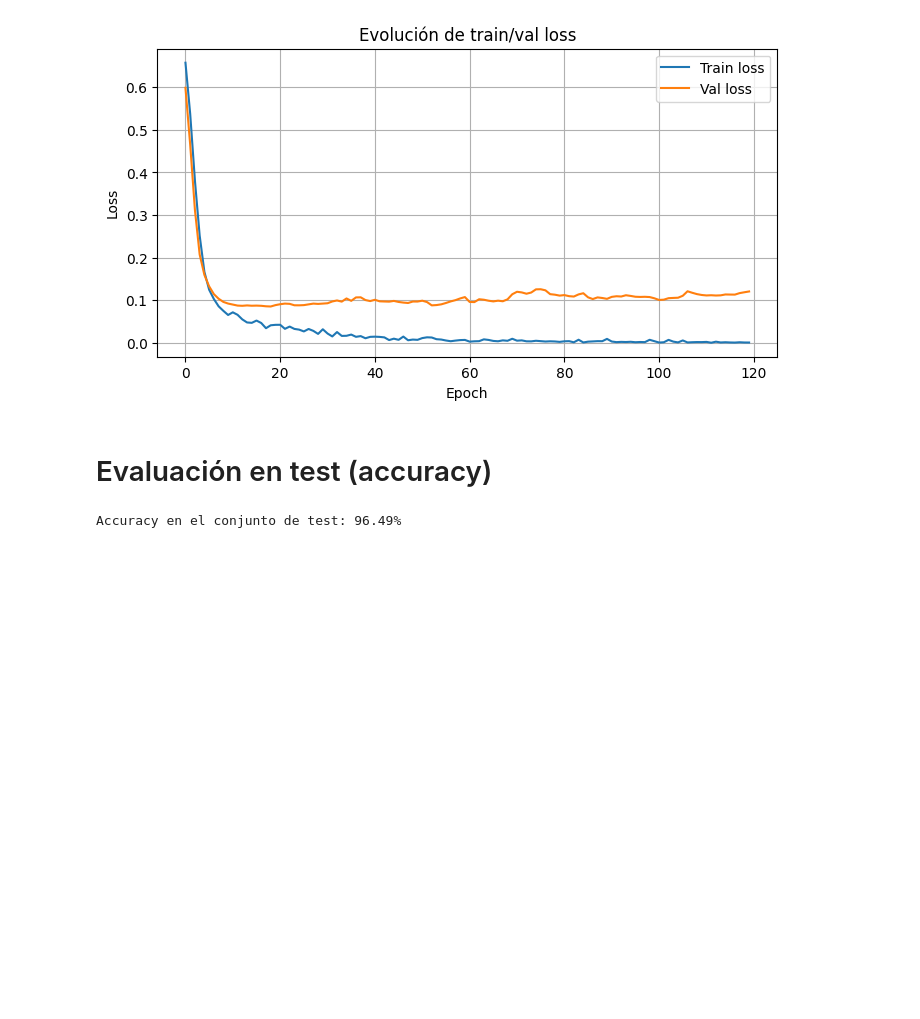
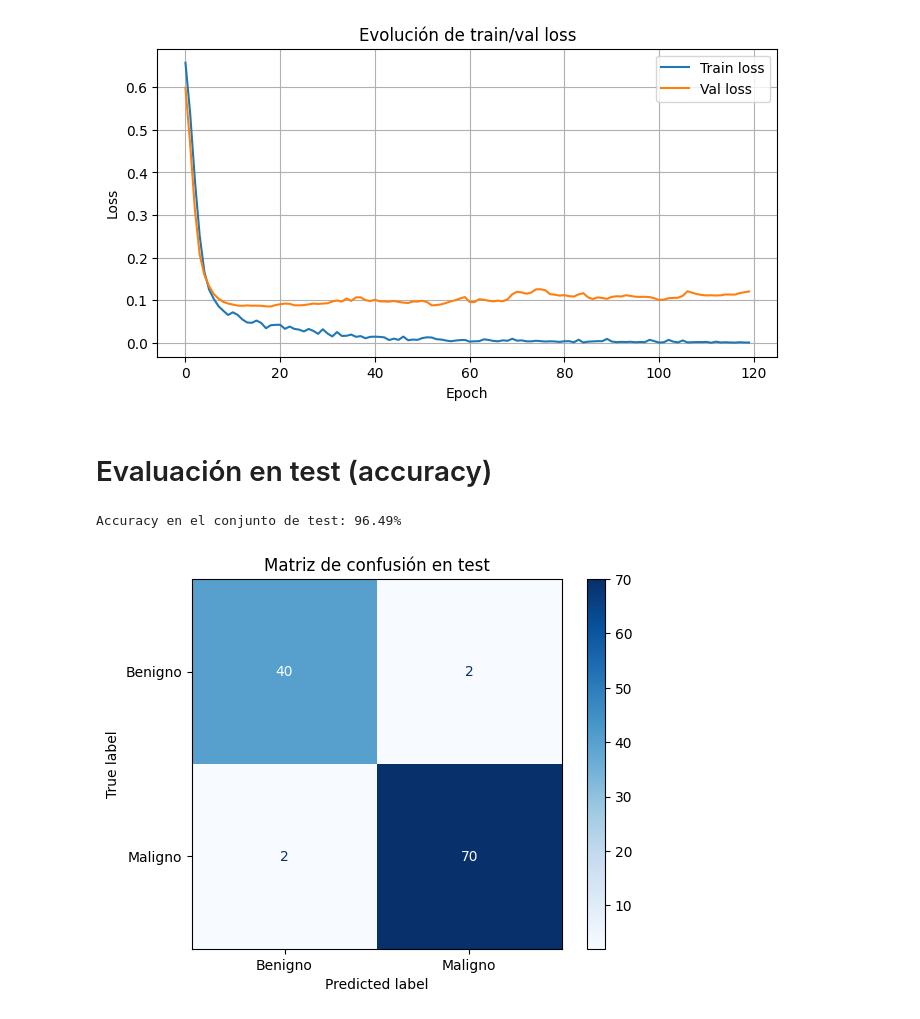
Before and after one commit to ikerfermar/de-cero-a-chatgpt, a Jupyter notebook: dia1/4_ejercicio_final.ipynb, the cells around one changed output. Drawn from its saved outputs; the diff is of its cells as text; code cells hidden in the pictures; blank space fills up the shorter version.

```diff
--- a/dia1/4_ejercicio_final.ipynb
+++ b/dia1/4_ejercicio_final.ipynb
@@ -223,3 +296,23 @@ test_acc = evaluate_accuracy(test_loader, model, device)
 print(f"Accuracy en el conjunto de test: {test_acc:.2f}%")
 # %% [output]
 Accuracy en el conjunto de test: 96.49%
+# %%
+from sklearn.metrics import confusion_matrix, ConfusionMatrixDisplay
+
+model.eval()
+all_preds, all_true = [], []
+
+with torch.no_grad():
+    for xB, yB in test_loader:
+        xB = xB.to(device)
+        logits = model(xB)
+        preds = torch.argmax(logits, dim=1).cpu().numpy()
+        all_preds.extend(preds.tolist())
+        all_true.extend(yB.numpy().tolist())
+
+cm = confusion_matrix(all_true, all_preds)
+ConfusionMatrixDisplay(confusion_matrix=cm, display_labels=["Benigno", "Maligno"]).plot(cmap="Blues")
+plt.title("Matriz de confusión en test")
+plt.show()
+# %% [output]
+[figure, added]
```
Also changed, not shown: parts of 6 cells of this notebook, 25 other files.
